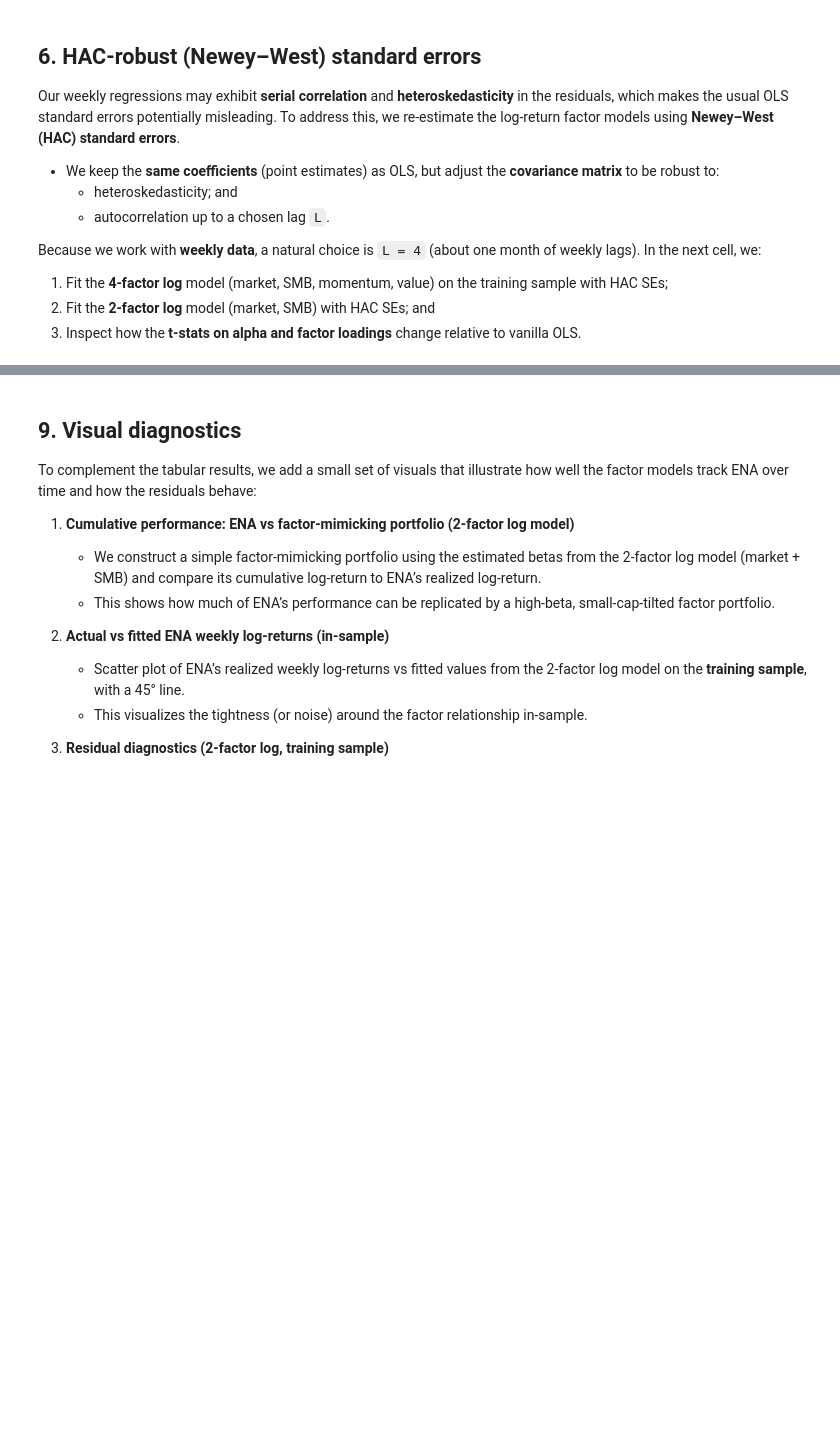
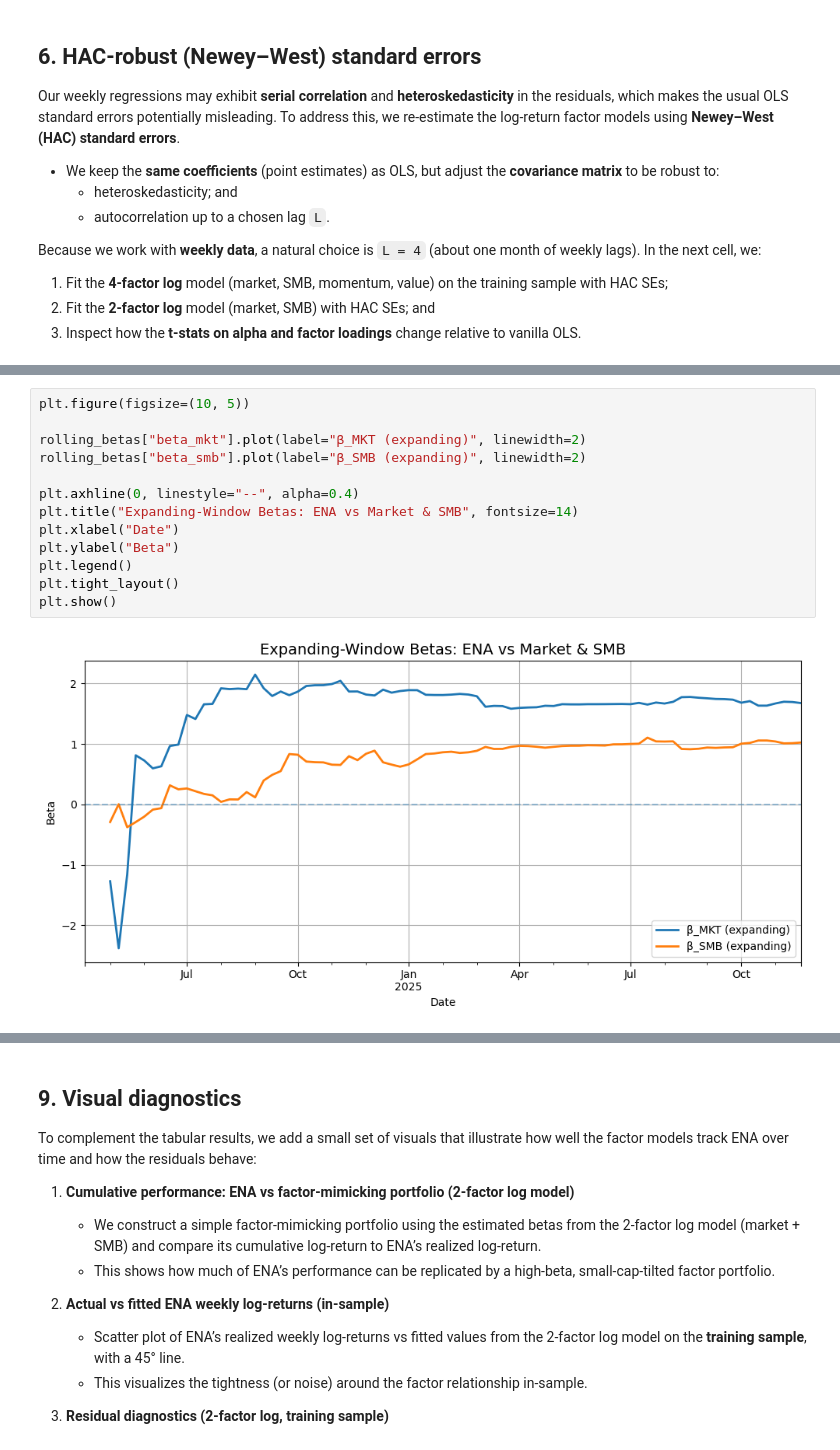
Before and after one commit to frank22lin/MBC-Research, a Jupyter notebook: factor_analysis.ipynb, the cells around one changed output, grey strips where cells are left out. Cells and saved outputs as stored; diff of their text form; blank space fills up the shorter version.

Commit message:
rolling betas + one week forecast

```diff
--- a/factor_analysis.ipynb
+++ b/factor_analysis.ipynb
@@ -740,0 +633,15 @@ spec_comparison_80
+# %%
+plt.figure(figsize=(10, 5))
+
+rolling_betas["beta_mkt"].plot(label="β_MKT (expanding)", linewidth=2)
+rolling_betas["beta_smb"].plot(label="β_SMB (expanding)", linewidth=2)
+
+plt.axhline(0, linestyle="--", alpha=0.4)
+plt.title("Expanding-Window Betas: ENA vs Market & SMB", fontsize=14)
+plt.xlabel("Date")
+plt.ylabel("Beta")
+plt.legend()
+plt.tight_layout()
+plt.show()
+# %% [output]
+[figure, added]
```
Also changed, not shown: parts of 20 cells of this notebook.
